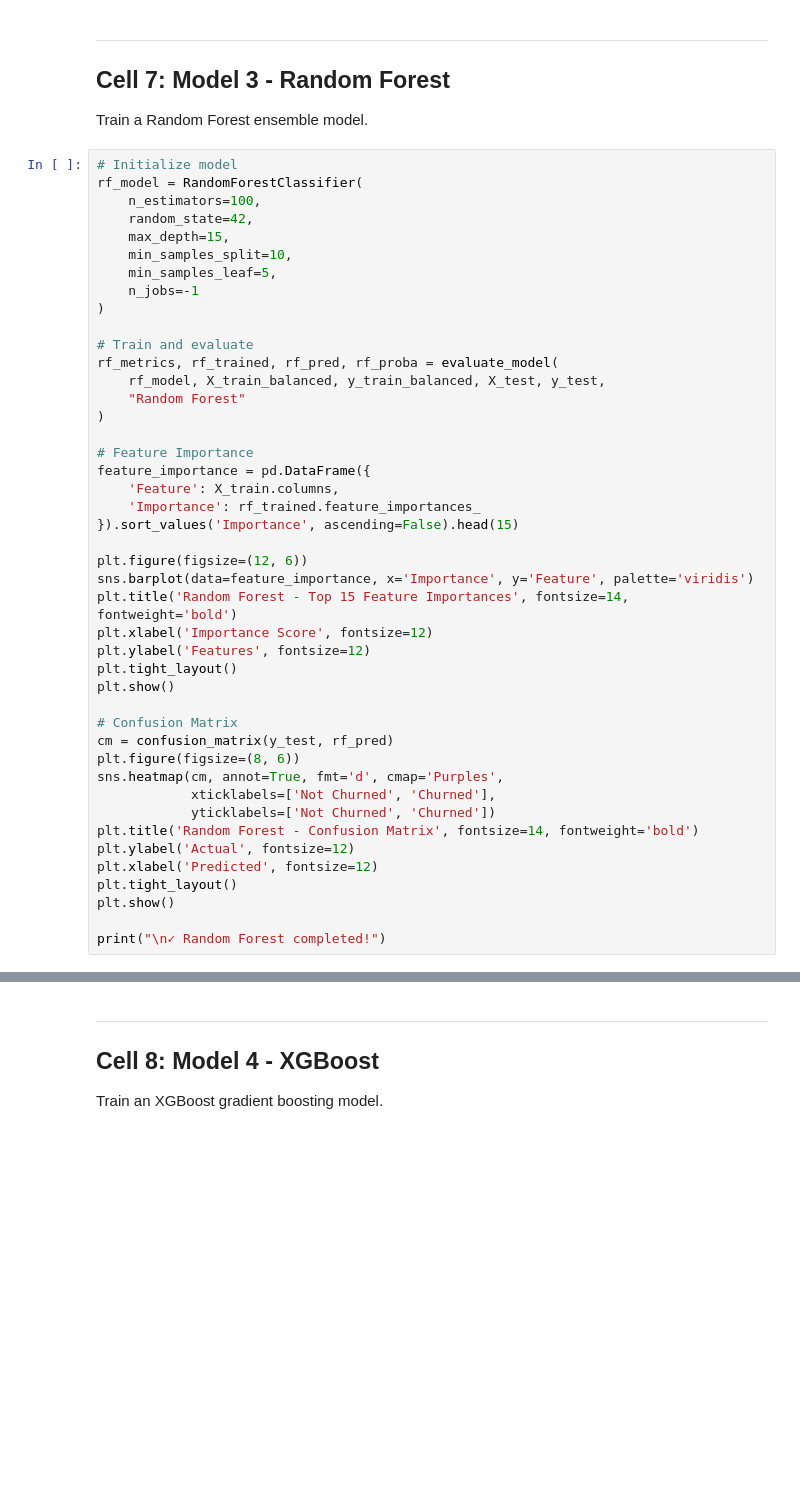
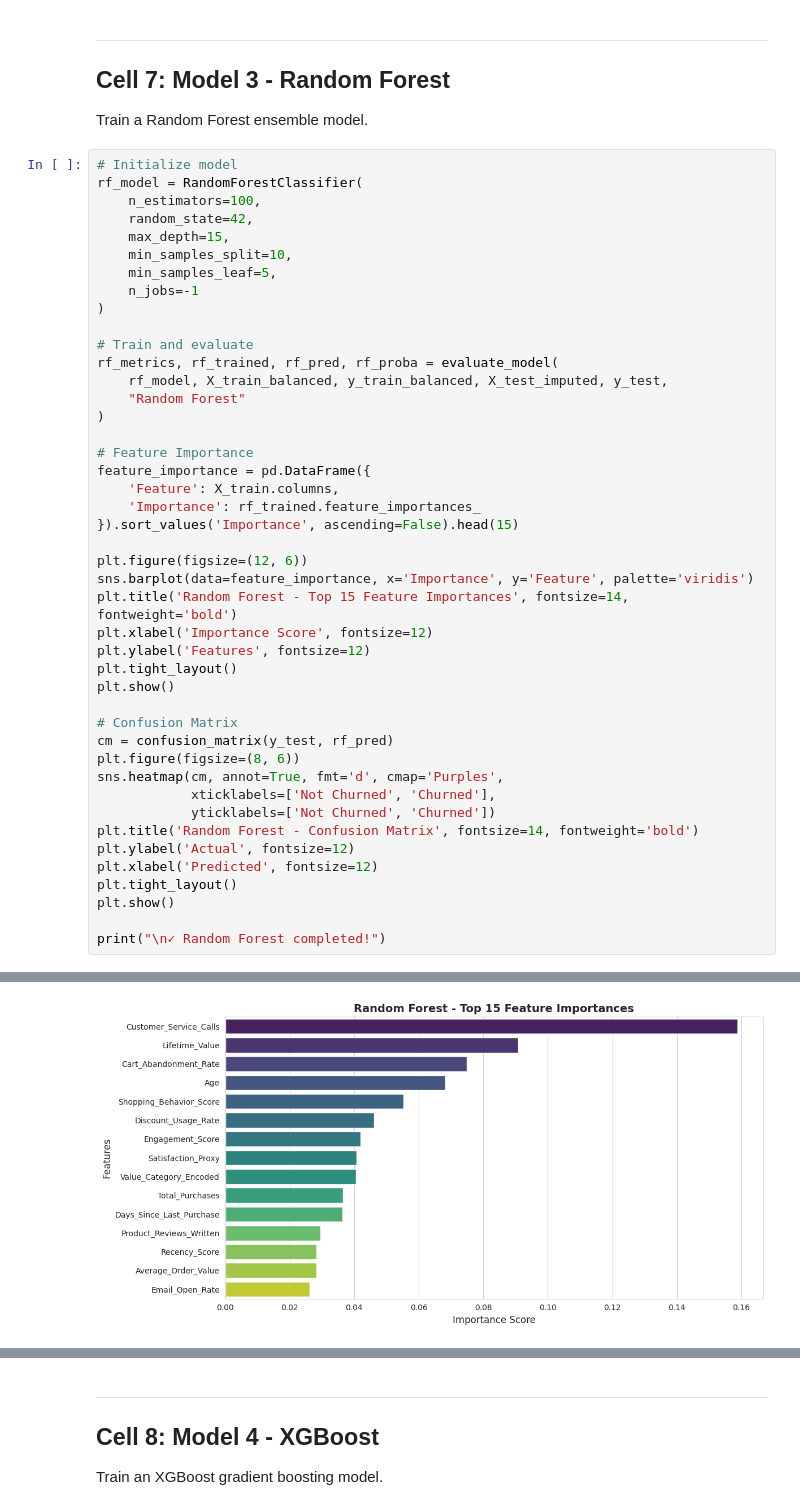
Before and after one commit to ahmedali283/ecommerce-customer-churn-prediction, a Jupyter notebook: Notebooks/03_Model_Training.ipynb, the cells around one changed output, grey strips where cells are left out. Saved outputs shown, nothing was run; the diff lists cells and outputs as text; blank space fills up the shorter version.

```diff
--- a/Notebooks/03_Model_Training.ipynb
+++ b/Notebooks/03_Model_Training.ipynb
@@ -271,7 +359,7 @@ rf_model = RandomForestClassifier(
 
 # Train and evaluate
 rf_metrics, rf_trained, rf_pred, rf_proba = evaluate_model(
-    rf_model, X_train_balanced, y_train_balanced, X_test, y_test,
+    rf_model, X_train_balanced, y_train_balanced, X_test_imputed, y_test,
     "Random Forest"
 )
 
@@ -302,3 +390,4 @@ plt.tight_layout()
 plt.show()
 
 print("\n✓ Random Forest completed!")
+# %% [output]
@@ -304,0 +411 @@ print("\n✓ Random Forest completed!")
+[figure, added]
```
Also changed, not shown: parts of 22 cells of this notebook.
